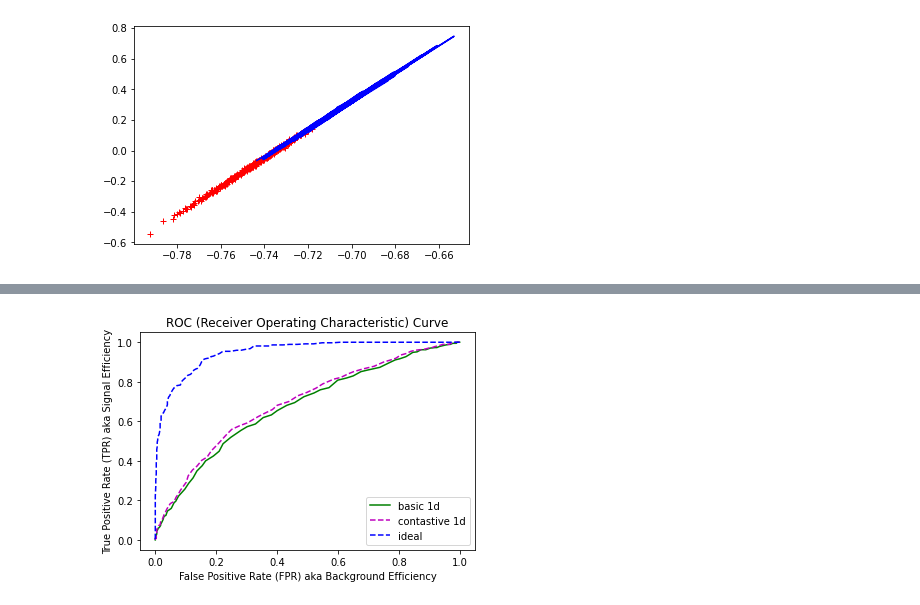
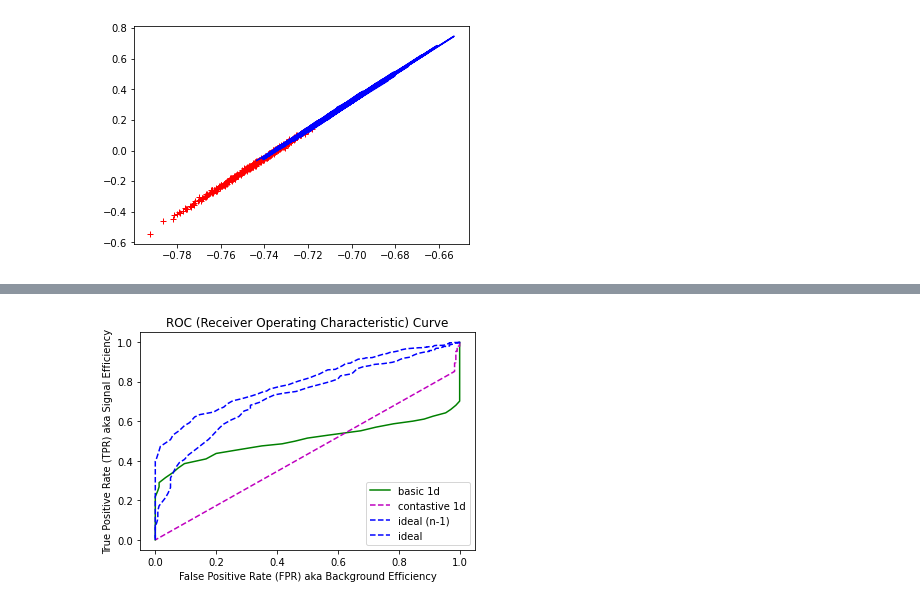
Before and after one commit to jeffkrupa/ContraDecorr, a Jupyter notebook: ContrastiveCorr.ipynb, the cells around one changed output, grey strips where cells are left out. Drawn from its saved outputs; the diff is of its cells as text; code cells hidden in the pictures.

```diff
--- a/ContrastiveCorr.ipynb
+++ b/ContrastiveCorr.ipynb
@@ -46,7 +60,7 @@ import torch
 class simple_MLP(torch.nn.Module):
     def __init__(self):
         super().__init__()
-        self.fc1 = torch.nn.Linear(2,1)
+        self.fc1 = torch.nn.Linear(3,1)
         self.output = torch.nn.Sigmoid()
 
     def forward(self, x):
@@ -66,7 +100,7 @@ simple_optimizer = torch.optim.Adam(simple_model.parameters(), lr=0.01)
 simple_history = {'loss':[]}
 
 #formatting crap
-x_list_np = np.transpose(np.vstack((x_list[0],x_list[1])))
+x_list_np = np.transpose(np.vstack((x_list[0],x_list[1],x_list[2])))
 y_list_np = (np.array(y_list)+1)/2
 x_torch=torch.from_numpy(x_list_np).float()
 y_torch=torch.from_numpy(y_list_np.reshape(npoints,1)).float()
@@ -92,7 +126,10 @@ print('Finished Training')
 x1_list = np.linspace(-15., 15., 100)
 x2_list = np.linspace(-15., 15., 100)
 x1_grid, x2_grid  = np.meshgrid(x1_list, x2_list)
-x_grid_np = np.transpose(np.vstack((x1_grid.flatten(),x2_grid.flatten())))
+x3_list = np.zeros(len(x2_grid.flatten()))
+x_grid_np = np.transpose(np.vstack((x1_grid.flatten(),x2_grid.flatten(),x3_list)))
+print(x_grid_np)
+#x_grid_np = np.transpose(np.vstack((x1_grid.flatten(),x2_grid,x3_list)))
 x_torch=torch.from_numpy(x_grid_np).float()
 h_grid = simple_model(x_torch)
 h_grid=h_grid.detach().numpy()
@@ -390,7 +481,7 @@ plt.show()
 class test_CLR(torch.nn.Module):
     def __init__(self):
         super().__init__()
-        self.fc1 = torch.nn.Linear(2,10)
+        self.fc1 = torch.nn.Linear(3,10)
         self.act1 = torch.nn.ReLU()
         self.fc2 = torch.nn.Linear(10,2)
         self.act2 = torch.nn.ReLU()
@@ -398,9 +489,9 @@ class test_CLR(torch.nn.Module):
 
     def forward(self, x):
         x = self.fc1(x)
-        #x = self.act1(x)
+        x = self.act1(x)
         x = self.fc2(x)
-        #x = self.act2(x)
+        x = self.act2(x)
         #x = self.output(x)
         return x
 
@@ -416,9 +507,9 @@ test_optimizer = torch.optim.Adam(test_model.parameters(), lr=0.0001)
 test_history = {'loss':[]}
 
 #py torch stuff
-x_list_np = np.transpose(np.vstack((x_list[0],x_list[1])))
+x_list_np = np.transpose(np.vstack((x_list[0],x_list[1],x_list[2])))
 y_list_np = (np.array(y_list)+1)*0.5
-x_list_np = np.reshape(x_list_np,(npoints,1,2))
+x_list_np = np.reshape(x_list_np,(npoints,1,3))
 x_torch=torch.from_numpy(x_list_np).float()
 y_torch=torch.from_numpy(y_list_np.reshape(npoints,1)).float()
 
@@ -430,15 +521,17 @@ for epoch in range(500):
     loss_mse  = mse_criterion(outputs[:,:,1:2],x_torch[:,:,1:2])
     loss_corr = cor_criterion(outputs[:,:,0:1],x_torch[:,:,1:2])
     #loss_mse2 = mse2_criterion(outputs[:,:,0:1],x_torch[:,:,1:2])
-
     #this is our super loss with 3 components
     loss = loss_clr+loss_mse+loss_corr
     loss.backward()
     test_optimizer.step()
     # add loss statistics
     current_loss = loss.item()
+    clr_loss  = loss_clr.item()
+    mse_loss  = loss_mse.item()
+    corr_loss = loss_corr.item()
     if epoch % 100 == 0:
-        print('[%d] loss: %.4f  ' % (epoch + 1,  current_loss))
+        print('[%d] loss: %.4f %.4f %.4f %.4f ' % (epoch + 1,  current_loss, clr_loss, mse_loss, corr_loss))
     test_history['loss'].append(current_loss)
 
 print('Finished Training')
@@ -491,17 +584,19 @@ def compute_ROC(labels, predicts, npts=101):
 # %%
 #now lets make our ROCs and see how we compare to the one that is not correlated (basic-1d) vs the ideal
 roc_1d          = compute_ROC(y_list_np,x_torch[:,:,0].detach().numpy().flatten())
 roc_1d_contrast = compute_ROC(y_list_np,-1.*outputs[:,:,0].detach().numpy().flatten())
-roc_ideal       = compute_ROC(y_list_np,outputs_optimal.detach().numpy().flatten())
+roc_ideal       = compute_ROC(y_list_np,outputs_optimal_n1.detach().numpy().flatten())
+roc_ideal_full  = compute_ROC(y_list_np,outputs_optimal.detach().numpy().flatten())
 
 plt.plot(roc_1d[0],         roc_1d[1],'g-',label="basic 1d")
 plt.plot(roc_1d_contrast[0],roc_1d_contrast[1],'m--',label="contastive 1d")
-plt.plot(roc_ideal[0],      roc_ideal[1],'b--',label="ideal")
+plt.plot(roc_ideal[0],      roc_ideal[1],'b--',label="ideal (n-1)")
+plt.plot(roc_ideal_full[0],      roc_ideal_full[1],'b--',label="ideal")
 
 plt.title("ROC (Receiver Operating Characteristic) Curve")
 plt.xlabel("False Positive Rate (FPR) aka Background Efficiency")
 plt.ylabel("True Positive Rate (TPR) aka Signal Efficiency")
 plt.legend(loc="lower right")
 plt.show()
 # %% [output]
-[figure, old version]
+[figure, new version]
```
Also changed, not shown: parts of 9 cells of this notebook, 2 other files.
